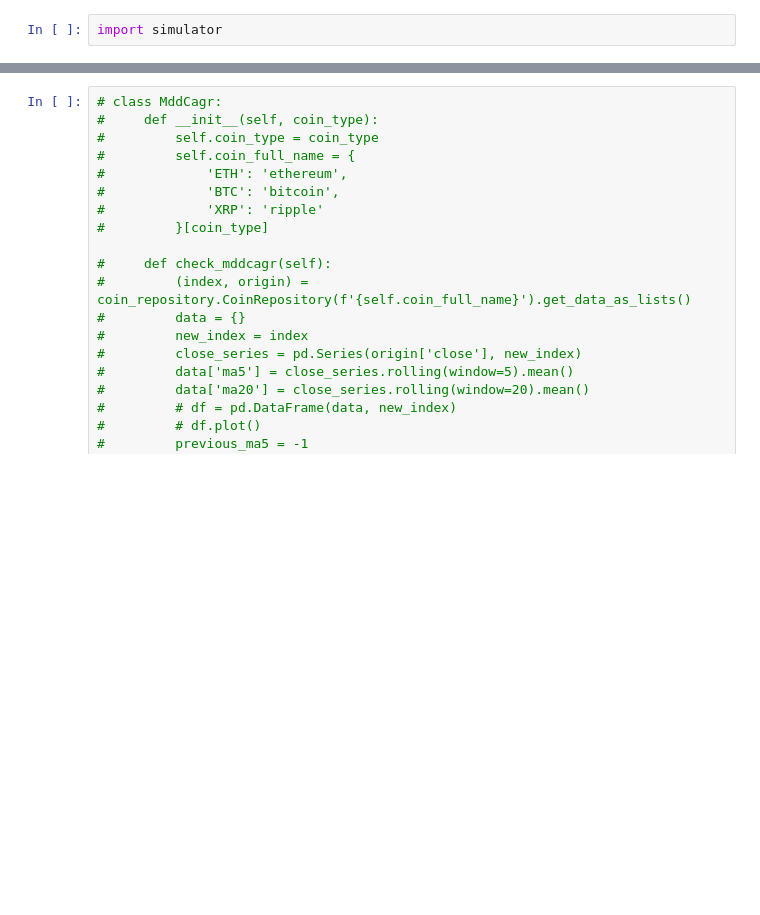
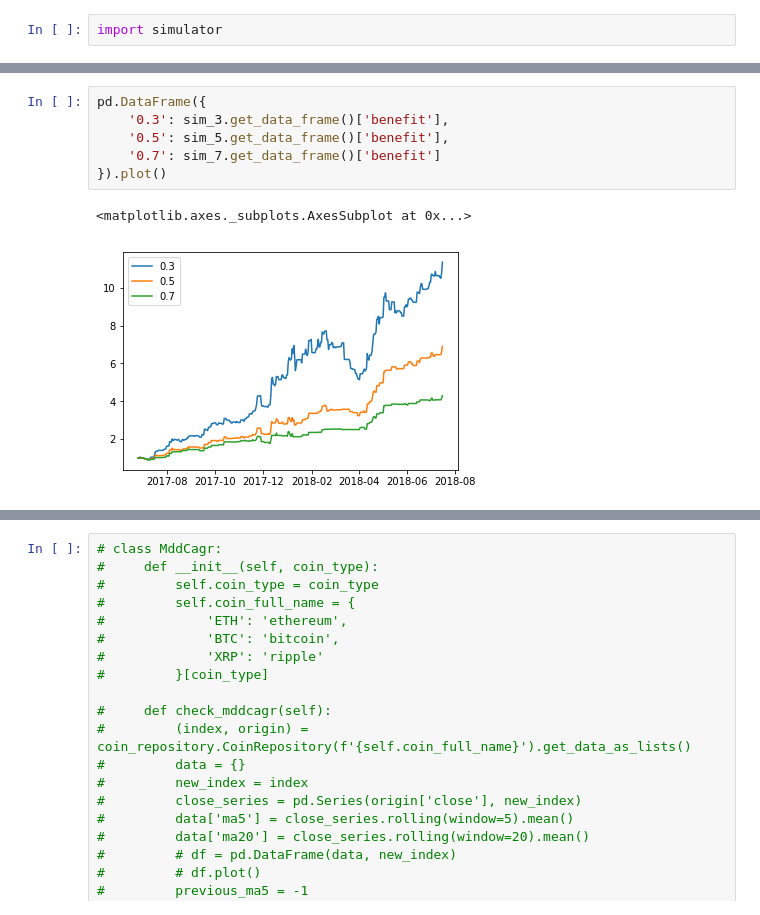
Before and after one commit to love-adela/bohemianbinary-blog, a Jupyter notebook: main.ipynb, the cells around one changed output, grey strips where cells are left out. Saved outputs shown, nothing was run; the diff lists cells and outputs as text; blank space fills up the shorter version.

```diff
--- a/main.ipynb
+++ b/main.ipynb
@@ -36,0 +61,9 @@ sim.get_cagr()
+# %%
+pd.DataFrame({
+    '0.3': sim_3.get_data_frame()['benefit'],
+    '0.5': sim_5.get_data_frame()['benefit'],
+    '0.7': sim_7.get_data_frame()['benefit']
+}).plot()
+# %% [output]
+<matplotlib.axes._subplots.AxesSubplot at 0x...>
+[figure, added]
```
Also changed, not shown: parts of 15 cells of this notebook, 6 other files.
